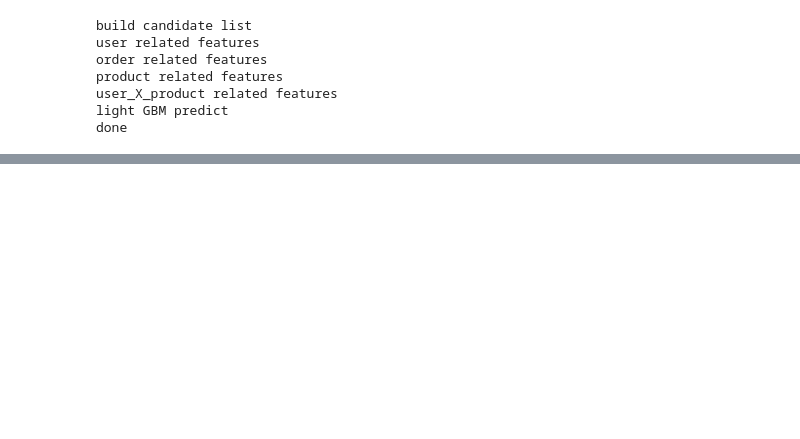
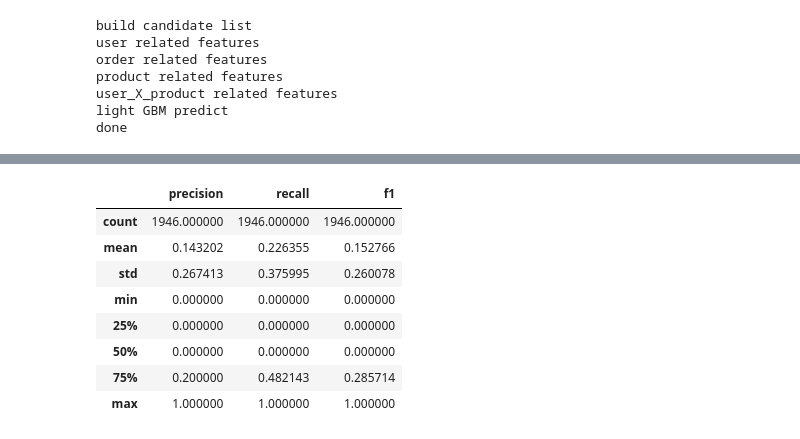
Before and after one commit to julijanjug/mercator-recommender, a Jupyter notebook: Mercator_recommender.ipynb, the cells around one changed output, grey strips where cells are left out. Cells and saved outputs as stored; diff of their text form; code cells hidden in the pictures; blank space fills up the shorter version.

```diff
--- a/Mercator_recommender.ipynb
+++ b/Mercator_recommender.ipynb
@@ -439,0 +471,50 @@ res.describe()
+# %%
+def letak_eval_fun(labels, preds):
+    rr = (np.intersect1d(labels, preds))
+    precision = 0
+    recall = 0
+    try:
+        precision = np.float(len(rr)) / len(preds)
+        recall = np.float(len(rr)) / len(labels)
+        f1 = 2 * precision * recall / (precision + recall)
+        #print("   p={0:.2f} r={0:.2f} f={0:.2f} preds: ".format(precision, recall, f1, preds) + str(rr))
+    except ZeroDivisionError:
+        return (precision, recall, 0.0)
+    return (precision, recall, f1)
+# %%
+res_letak = list()
+for entry in test_for_f1.itertuples():
+    datum = entry[3] #datum
+    if datum.weekday() == 0:   #pon
+        datum = datum - timedelta(4)
+    elif datum.weekday() == 1: #tor
+        datum = datum - timedelta(5)
+    elif datum.weekday() == 2: #sre
+        datum = datum - timedelta(6)
+    elif datum.weekday() == 4: #pet
+        datum = datum - timedelta(1)
+    elif datum.weekday() == 5: #sob
+        datum = datum - timedelta(2)
+    elif datum.weekday() == 6: #ned
+        datum = datum - timedelta(3)
+    labels = entry[2]
+    preds = entry[4].split(' ')
+    letak = list(letak_d[datum])
+    labels_letak = (np.intersect1d(labels, letak))
+    preds_letak = (np.intersect1d(preds, letak))
+
+    res_letak.append(letak_eval_fun(labels_letak, preds_letak))
+
+res_letak = pd.DataFrame(np.array(res_letak), columns=['precision', 'recall', 'f1'])
+# %%
+res_letak.describe()
+# %% [output]
+|  | precision | recall | f1 |
+| count | 1946.000000 | 1946.000000 | 1946.000000 |
+| mean | 0.143202 | 0.226355 | 0.152766 |
+| std | 0.267413 | 0.375995 | 0.260078 |
+| min | 0.000000 | 0.000000 | 0.000000 |
+| 25% | 0.000000 | 0.000000 | 0.000000 |
+| 50% | 0.000000 | 0.000000 | 0.000000 |
+| 75% | 0.200000 | 0.482143 | 0.285714 |
+| max | 1.000000 | 1.000000 | 1.000000 |
```
Also changed, not shown: parts of 10 cells of this notebook.
